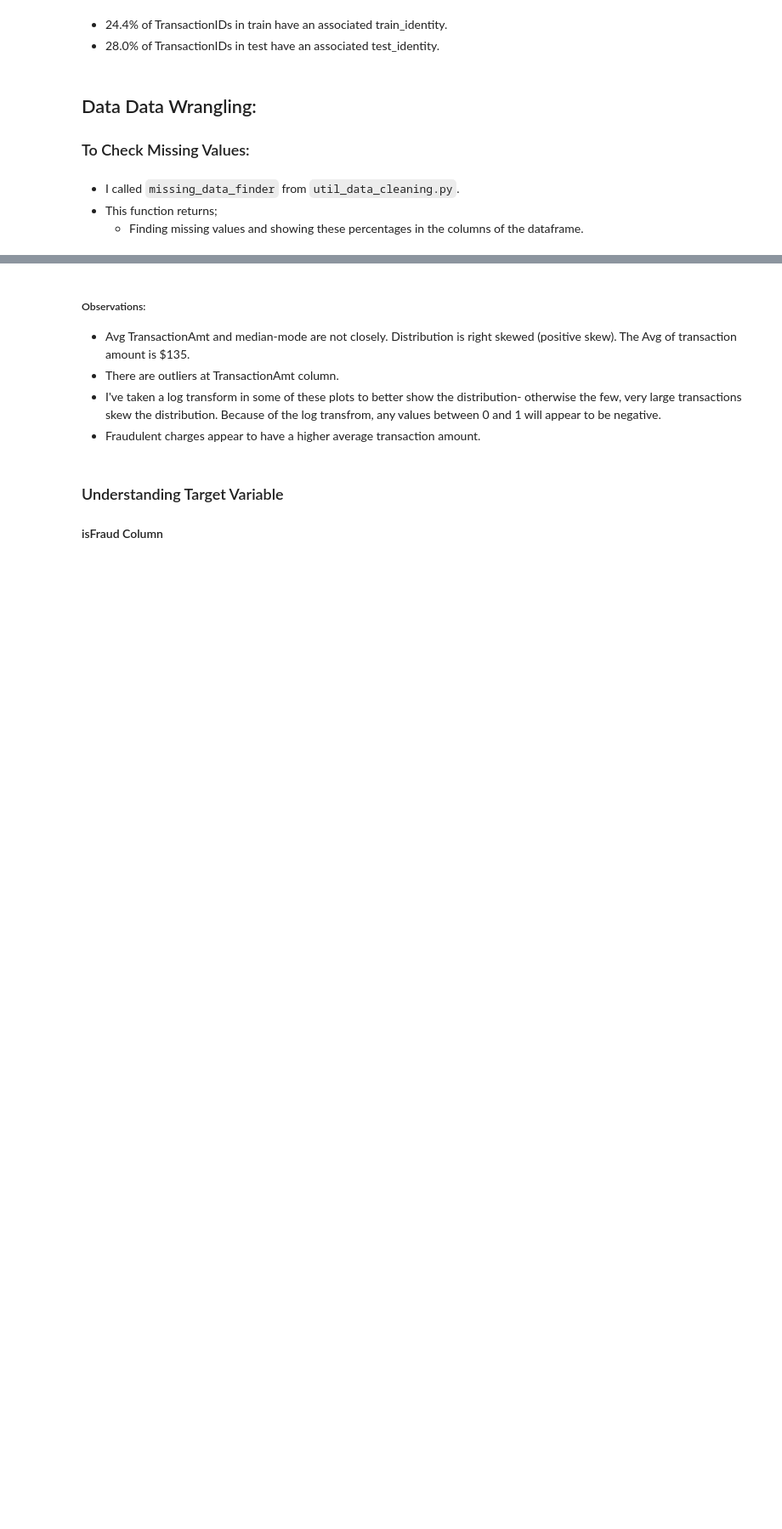
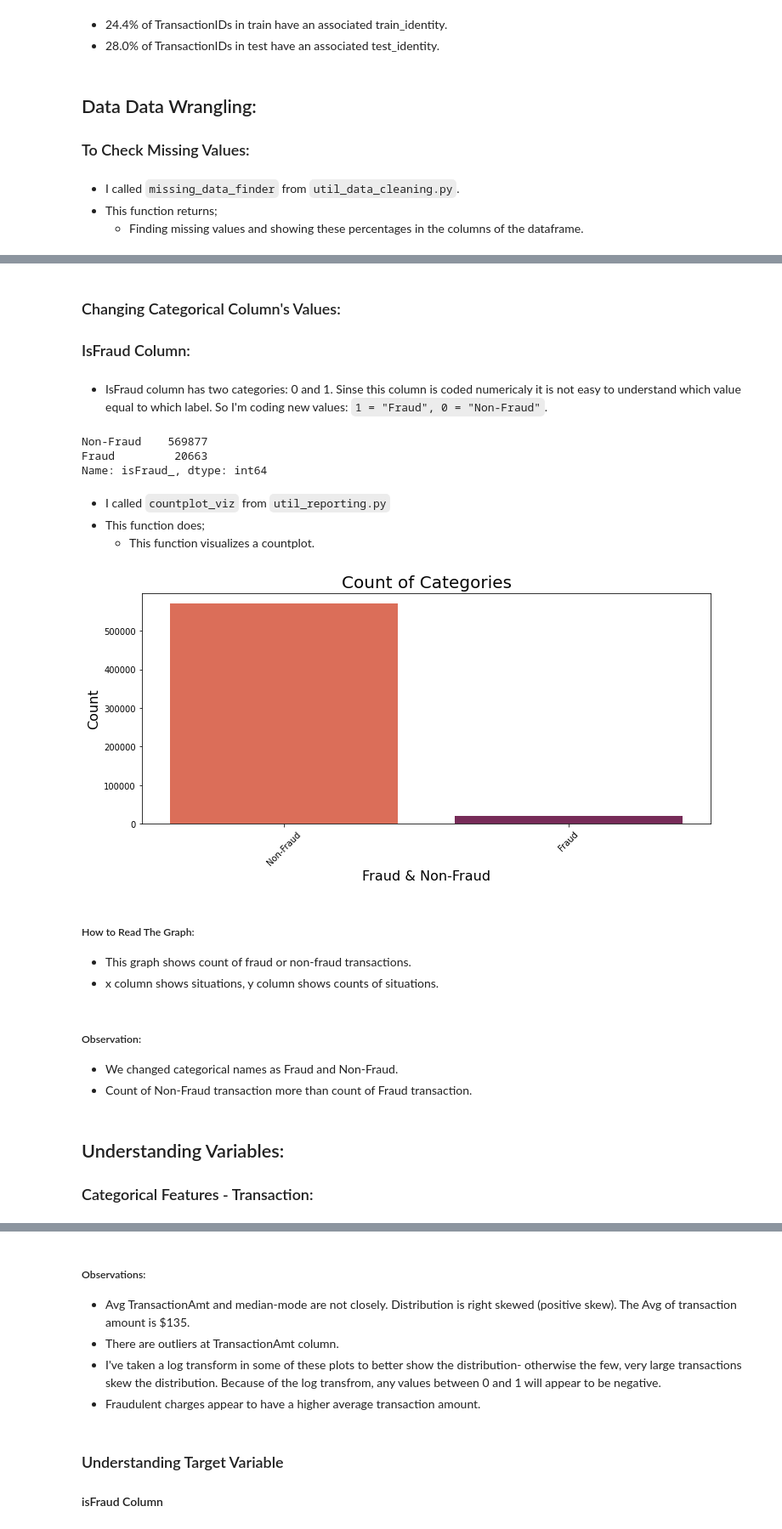
Before and after one commit to ElifKarakutukDinc/IEEE-CIS-Fraud-Detection, a Jupyter notebook: EDA.ipynb, the cells around one changed output, grey strips where cells are left out. Shown at 85% size. Saved outputs shown, nothing was run; the diff lists cells and outputs as text; code cells hidden in the pictures; blank space fills up the shorter version.

Commit message:
adding Categorical Features - Transaction

```diff
--- a/EDA.ipynb
+++ b/EDA.ipynb
@@ -355,0 +276,41 @@ Mean transaction amt for non-fraud is 134.5117
+# %% [markdown]
+### Changing Categorical Column's Values:
+### IsFraud Column:
+# %% [markdown]
+* IsFraud column has two categories: 0 and 1. Sinse this column is coded numericaly it is not easy to understand which value equal to which label. So I'm coding new values: `1 = "Fraud", 0 = "Non-Fraud"`.
+# %%
+train_transaction["isFraud_"] = np.where(
+    train_transaction["isFraud"] == 1, "Fraud", "Non-Fraud"
+)
+# %%
+train_transaction["isFraud_"].value_counts()
+# %% [output]
+Non-Fraud    569877
+Fraud         20663
+Name: isFraud_, dtype: int64
+# %% [markdown]
+* I called `countplot_viz` from `util_reporting.py`
+* This function does;
+    * This function visualizes a countplot.
+# %%
+countplot_viz(
+    train_transaction,
+    "isFraud_",
+    "Fraud & Non-Fraud",
+    "Count",
+    "Count of Categories",
+    palette="rocket_r",
+)
+# %% [output]
+[figure, added]
+# %% [markdown]
+##### How to Read The Graph:
+* This graph shows count of fraud or non-fraud transactions.
+* x column shows situations, y column shows counts of situations.
+# %% [markdown]
+##### Observation:
+* We changed categorical names as Fraud and Non-Fraud.
+* Count of Non-Fraud transaction more than count of Fraud transaction.
+# %% [markdown]
+## Understanding Variables:
+### Categorical Features - Transaction:
```
Also changed, not shown: parts of 50 cells of this notebook.
